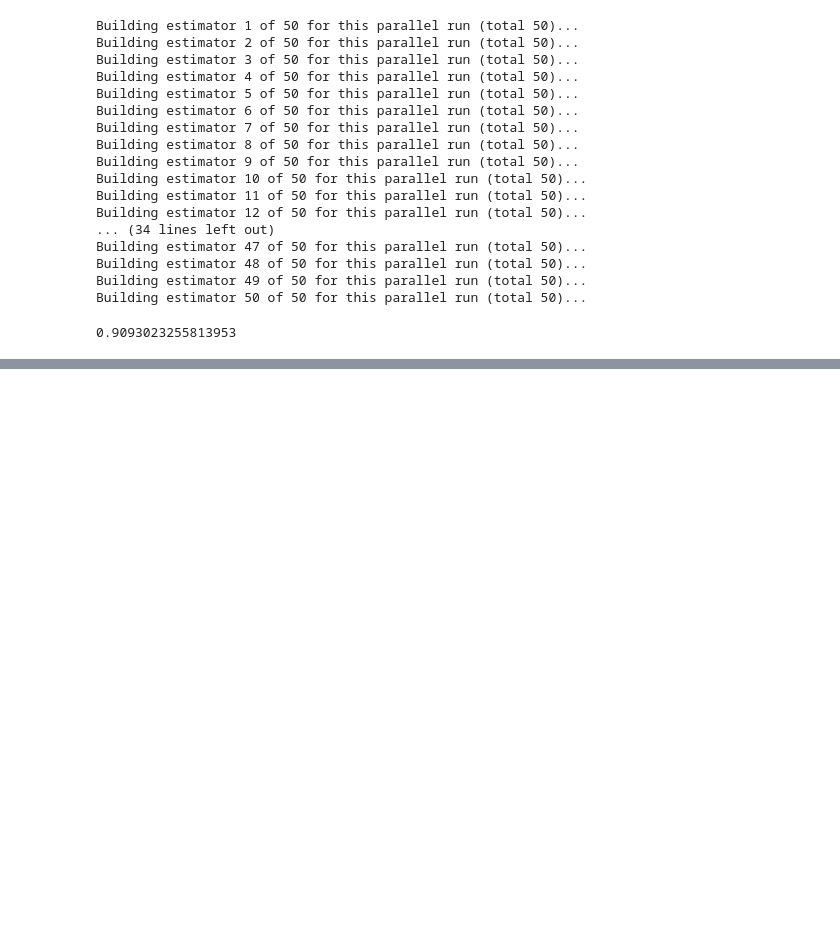
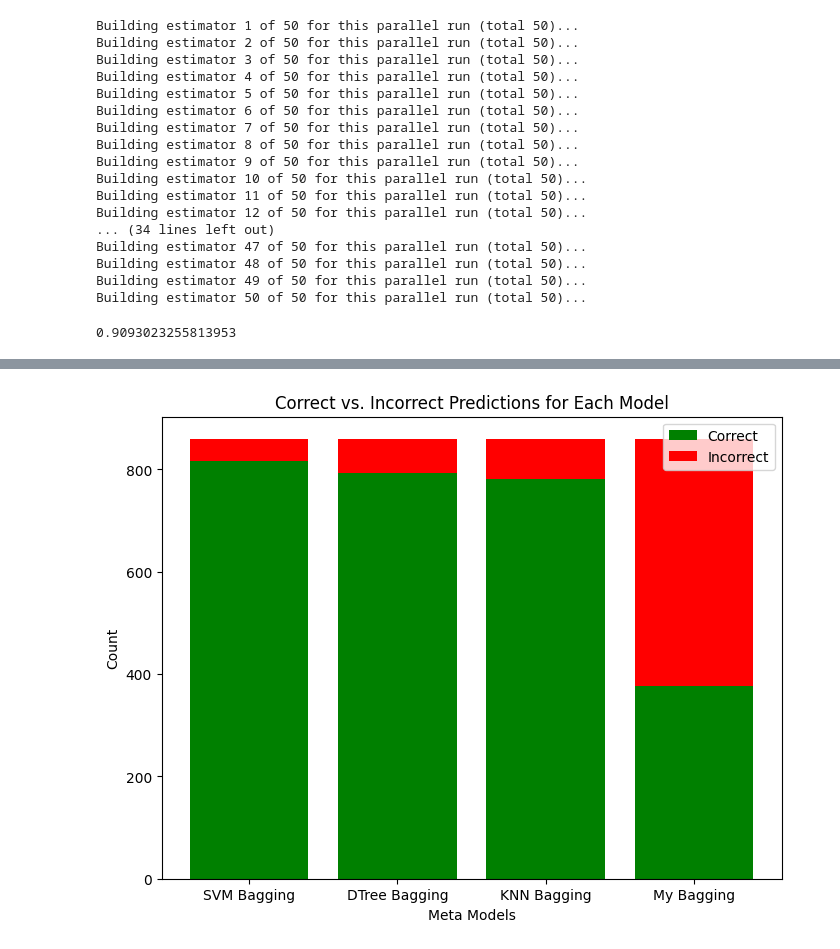
Before and after one commit to ArtinABS/Persian-Alphabet-Recognition, a Jupyter notebook: Models/Ensemble Learning/Bagging/Bagging.ipynb, the cells around one changed output, grey strips where cells are left out. Cells and saved outputs as stored; diff of their text form; code cells hidden in the pictures; blank space fills up the shorter version.

```diff
--- a/Models/Ensemble Learning/Bagging/Bagging.ipynb
+++ b/Models/Ensemble Learning/Bagging/Bagging.ipynb
@@ -140,0 +342,25 @@ Building estimator 50 of 50 for this parallel run (total 50)...
+# %%
+import numpy as np
+
+correct_counts = []
+incorrect_counts = []
+
+for name, model in meta_models.items():
+    predictions = model.predict(X_test_1d)
+    correct_counts.append((predictions == y_test).sum())
+    incorrect_counts.append((predictions != y_test).sum())
+
+labels = meta_models.keys()
+x = np.arange(len(labels))
+
+plt.figure(figsize=(8, 6))
+plt.bar(x, correct_counts, label='Correct', color='green')
+plt.bar(x, incorrect_counts, bottom=correct_counts, label='Incorrect', color='red')
+
+plt.xlabel('Meta Models')
+plt.ylabel('Count')
+plt.title('Correct vs. Incorrect Predictions for Each Model')
+plt.xticks(x, labels)
+plt.legend()
+plt.show()
+# %% [output]
@@ -140,0 +375 @@ Building estimator 50 of 50 for this parallel run (total 50)...
+[figure, added]
```
Also changed, not shown: parts of 13 cells of this notebook.
